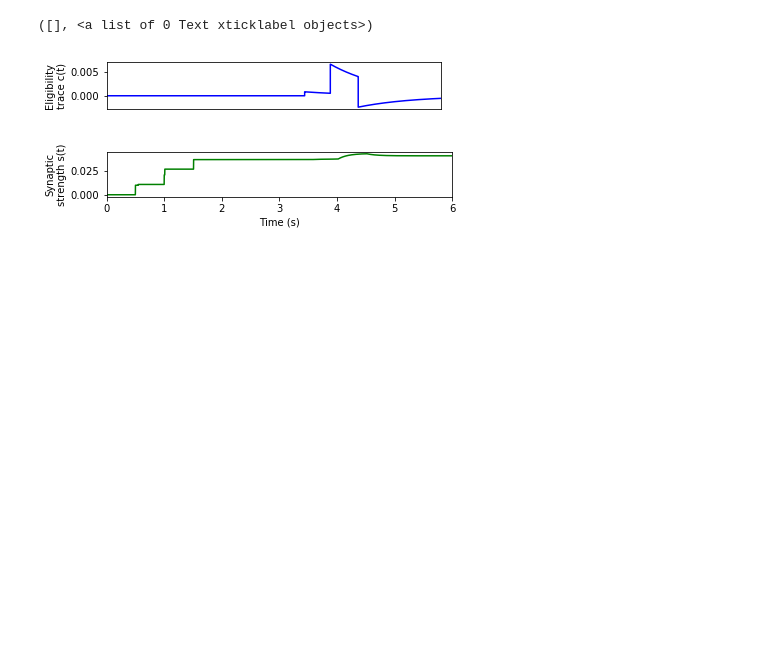
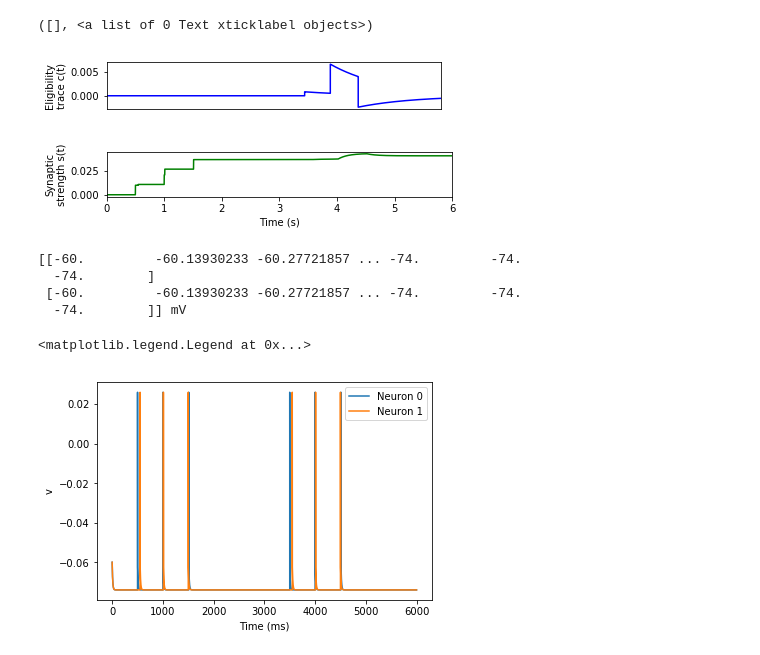
Before and after one commit to JipengSun/simulated-multisensory-integration, a Jupyter notebook: izhi.ipynb, the cells around one changed output. Drawn from its saved outputs; the diff is of its cells as text; code cells hidden in the pictures; blank space fills up the shorter version.

```diff
--- a/izhi.ipynb
+++ b/izhi.ipynb
@@ -139,6 +148,24 @@ tight_layout()
 show()
 # %% [output]
 [figure]
+# %%
+print(M.v)
+plot(M.t/ms, M.v[0],label='Neuron 0')
+xlabel('Time (ms)')
+ylabel('v');
+
+plot(M.t/ms, M.v[1],label='Neuron 1')
+xlabel('Time (ms)')
+ylabel('v');
+
+legend()
+# %% [output]
+[[-60.         -60.13930233 -60.27721857 ... -74.         -74.
+  -74.        ]
+ [-60.         -60.13930233 -60.27721857 ... -74.         -74.
+  -74.        ]] mV
+<matplotlib.legend.Legend at 0x...>
+[figure, added]
 # %%
 # All
 # Visualisation
```
Also changed, not shown: parts of 2 cells of this notebook, 1 other file.
